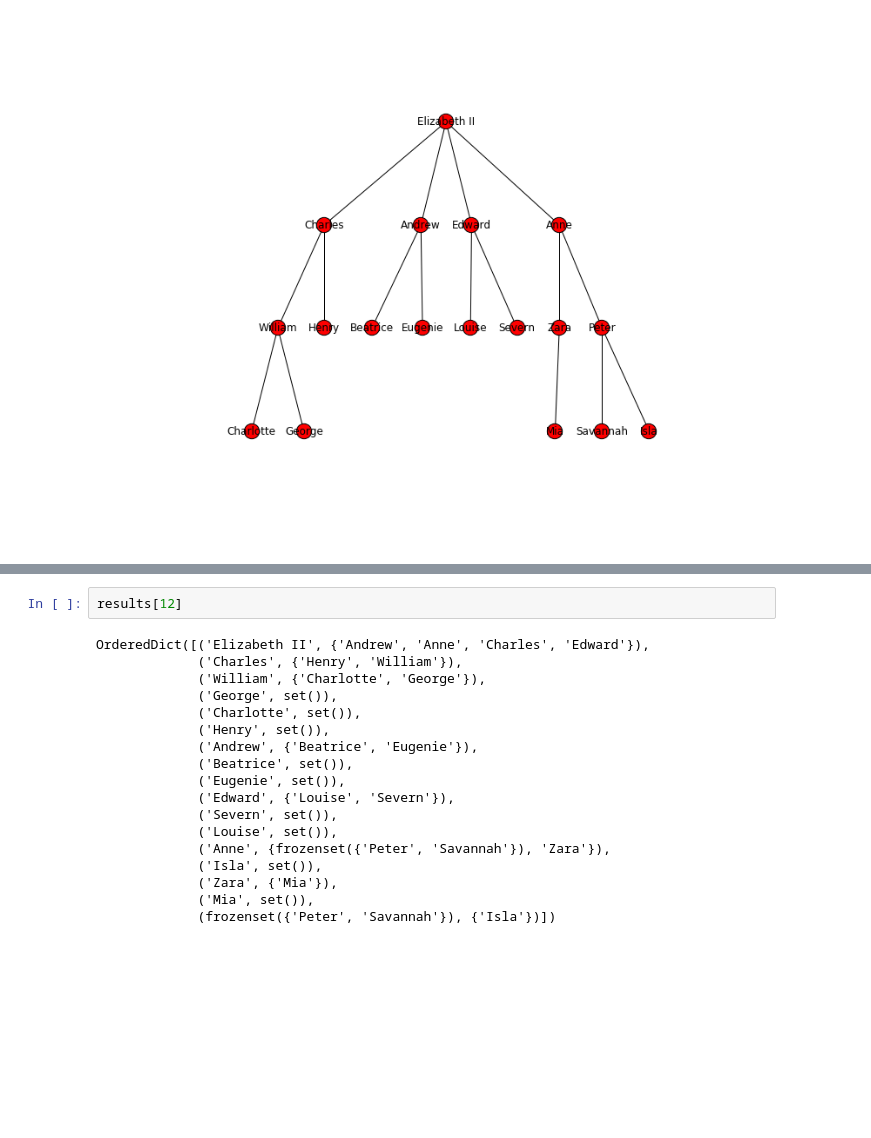
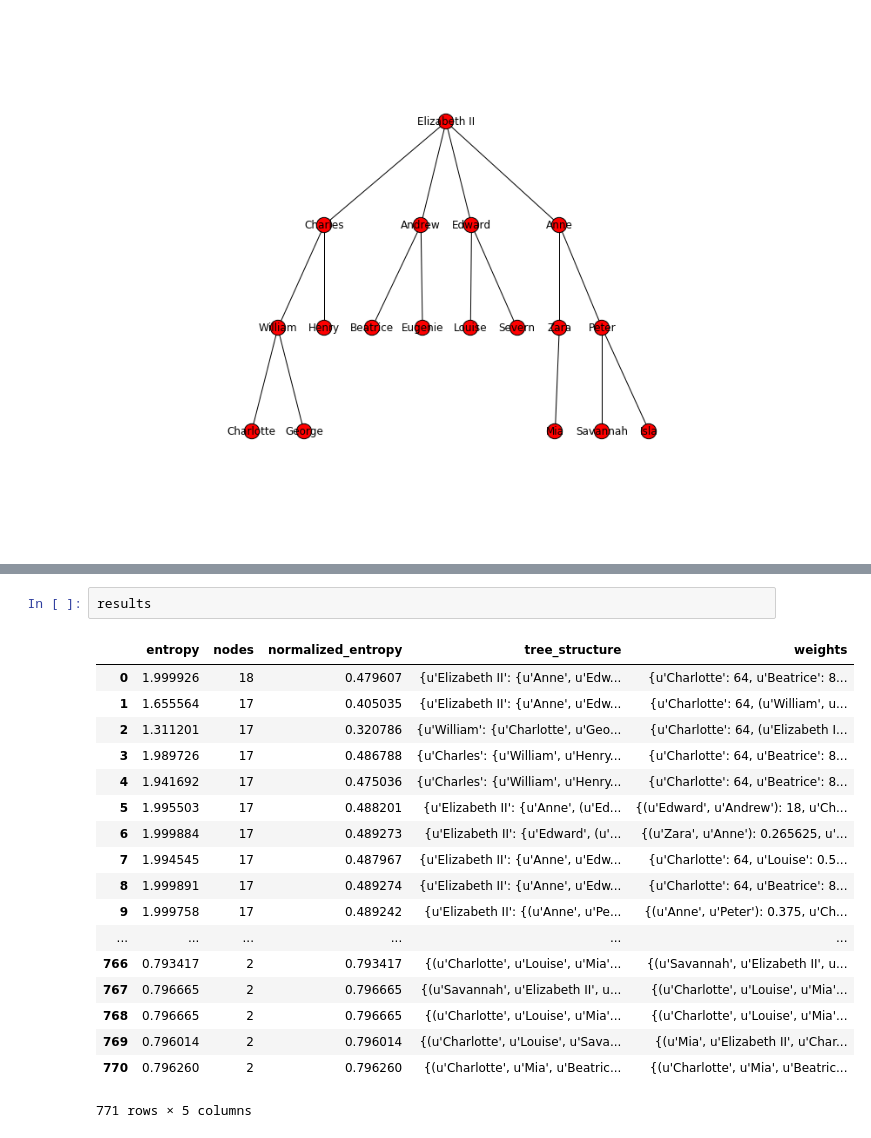
Before and after one commit to arnoblalam/new_graph, a Jupyter notebook: Demo notebook.ipynb, the cells around one changed output, grey strips where cells are left out. Cells and saved outputs as stored; diff of their text form; blank space fills up the shorter version.

```diff
--- a/Demo notebook.ipynb
+++ b/Demo notebook.ipynb
@@ -83,20 +55,21 @@ tree.draw_tree(results[12])
 # %%
-results[12]
+results
 # %% [output]
+|  | entropy | nodes | normalized_entropy | tree_structure | weights |
+| 0 | 1.999926 | 18 | 0.479607 | {u'Elizabeth II': {u'Anne', u'Edw... | {u'Charlotte': 64, u'Beatrice': 8... |
+| 1 | 1.655564 | 17 | 0.405035 | {u'Elizabeth II': {u'Anne', u'Edw... | {u'Charlotte': 64, (u'William', u... |
+| 2 | 1.311201 | 17 | 0.320786 | {u'William': {u'Charlotte', u'Geo... | {u'Charlotte': 64, (u'Elizabeth I... |
+| 3 | 1.989726 | 17 | 0.486788 | {u'Charles': {u'William', u'Henry... | {u'Charlotte': 64, u'Beatrice': 8... |
+| 4 | 1.941692 | 17 | 0.475036 | {u'Charles': {u'William', u'Henry... | {u'Charlotte': 64, u'Beatrice': 8... |
+| 5 | 1.995503 | 17 | 0.488201 | {u'Elizabeth II': {u'Anne', (u'Ed... | {(u'Edward', u'Andrew'): 18, u'Ch... |
+| 6 | 1.999884 | 17 | 0.489273 | {u'Elizabeth II': {u'Edward', (u'... | {(u'Zara', u'Anne'): 0.265625, u'... |
+| 7 | 1.994545 | 17 | 0.487967 | {u'Elizabeth II': {u'Anne', u'Edw... | {u'Charlotte': 64, u'Louise': 0.5... |
+| 8 | 1.999891 | 17 | 0.489274 | {u'Elizabeth II': {u'Anne', u'Edw... | {u'Charlotte': 64, u'Beatrice': 8... |
+| 9 | 1.999758 | 17 | 0.489242 | {u'Elizabeth II': {(u'Anne', u'Pe... | {(u'Anne', u'Peter'): 0.375, u'Ch... |
+| ... | ... | ... | ... | ... | ... |
+| 766 | 0.793417 | 2 | 0.793417 | {(u'Charlotte', u'Louise', u'Mia'... | {(u'Savannah', u'Elizabeth II', u... |
+| 767 | 0.796665 | 2 | 0.796665 | {(u'Savannah', u'Elizabeth II', u... | {(u'Charlotte', u'Louise', u'Mia'... |
+| 768 | 0.796665 | 2 | 0.796665 | {(u'Charlotte', u'Louise', u'Mia'... | {(u'Charlotte', u'Louise', u'Mia'... |
+| 769 | 0.796014 | 2 | 0.796014 | {(u'Charlotte', u'Louise', u'Sava... | {(u'Mia', u'Elizabeth II', u'Char... |
+| 770 | 0.796260 | 2 | 0.796260 | {(u'Charlotte', u'Mia', u'Beatric... | {(u'Charlotte', u'Mia', u'Beatric... |
-OrderedDict([('Elizabeth II', {'Andrew', 'Anne', 'Charles', 'Edward'}),
-             ('Charles', {'Henry', 'William'}),
-             ('William', {'Charlotte', 'George'}),
-             ('George', set()),
-             ('Charlotte', set()),
-             ('Henry', set()),
-             ('Andrew', {'Beatrice', 'Eugenie'}),
-             ('Beatrice', set()),
-             ('Eugenie', set()),
-             ('Edward', {'Louise', 'Severn'}),
-             ('Severn', set()),
-             ('Louise', set()),
-             ('Anne', {frozenset({'Peter', 'Savannah'}), 'Zara'}),
-             ('Isla', set()),
-             ('Zara', {'Mia'}),
-             ('Mia', set()),
-             (frozenset({'Peter', 'Savannah'}), {'Isla'})])
+771 rows × 5 columns
```
Also changed, not shown: parts of 8 cells of this notebook, 6 other files.
